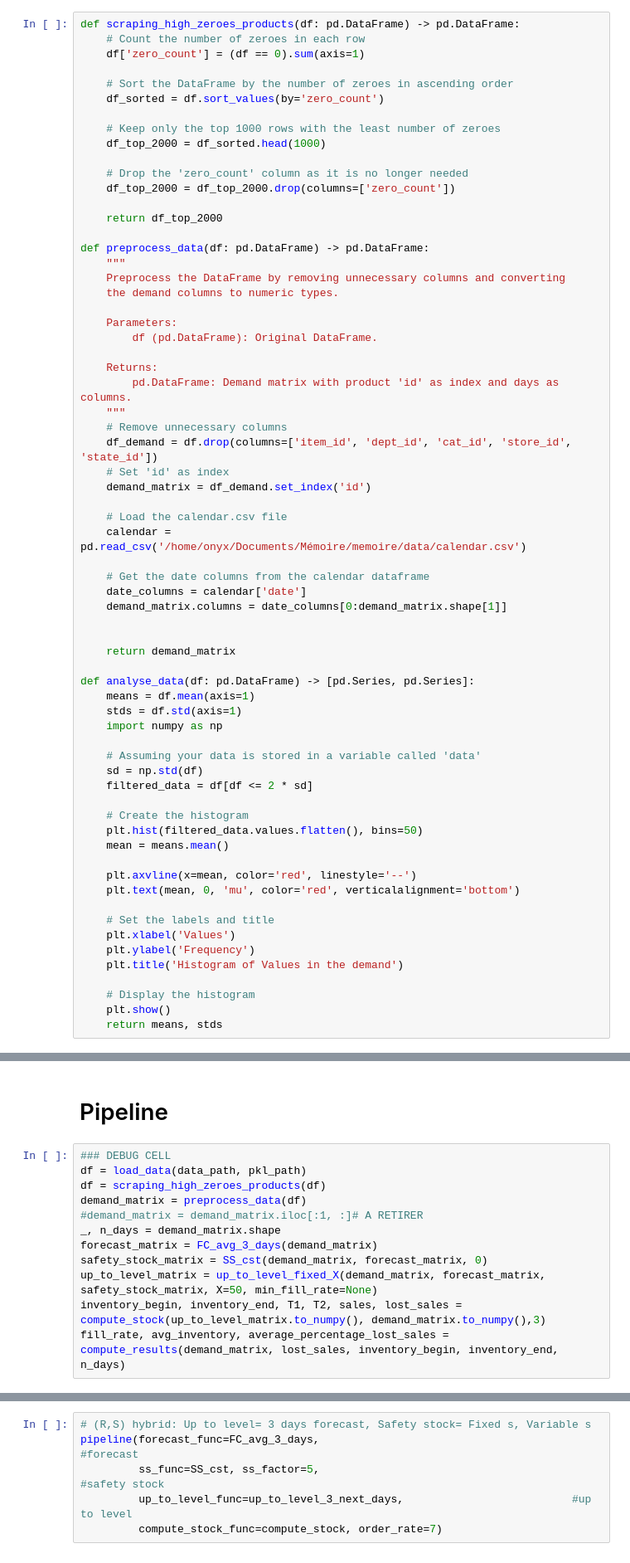
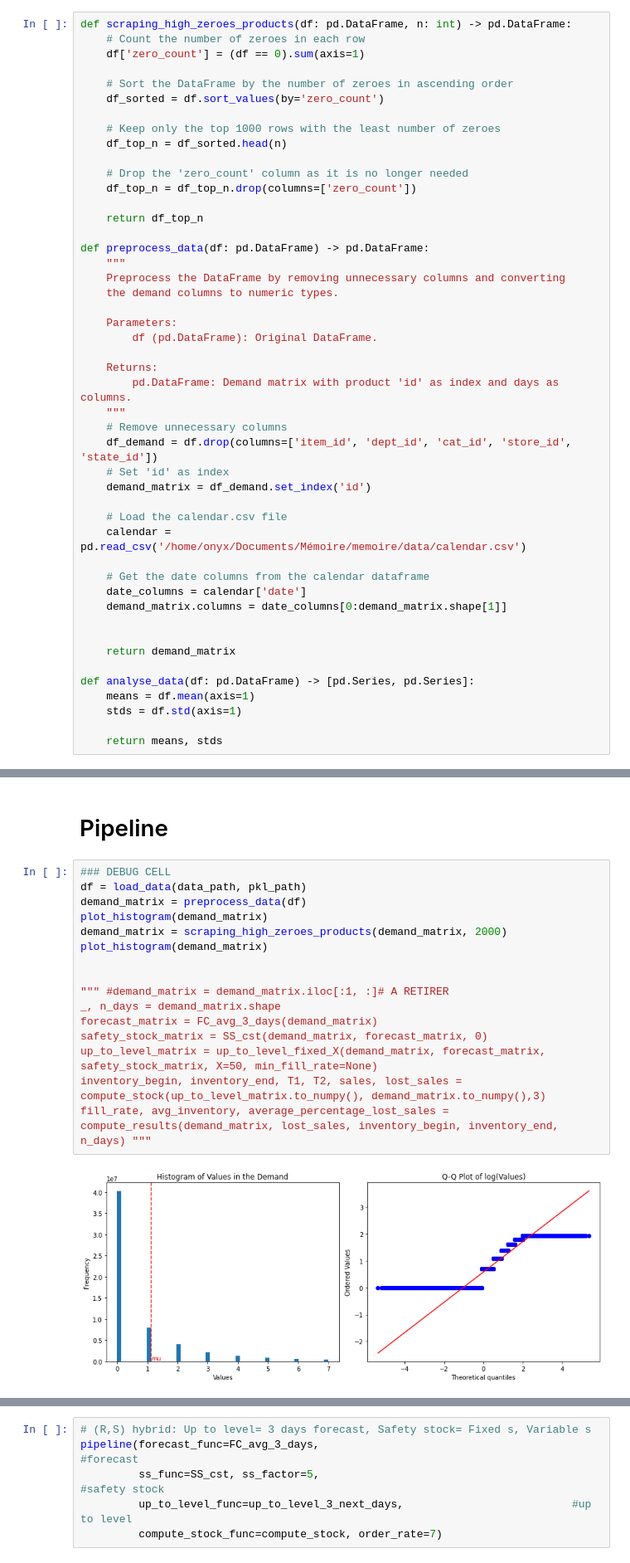
Before and after one commit to Jboistel/memoire, a Jupyter notebook: test.ipynb, the cells around one changed output, grey strips where cells are left out. Shown: that part at 83% size. Drawn from its saved outputs; the diff is of its cells as text.

Commit message:
new plots

```diff
--- a/test.ipynb
+++ b/test.ipynb
@@ -45,7 +46,7 @@ def load_data(csv_path: str, pkl_path: str) -> pd.DataFrame:
     df = pd.read_pickle(pkl_path)
     return df
 # %%
-def scraping_high_zeroes_products(df: pd.DataFrame) -> pd.DataFrame:
+def scraping_high_zeroes_products(df: pd.DataFrame, n: int) -> pd.DataFrame:
     # Count the number of zeroes in each row
     df['zero_count'] = (df == 0).sum(axis=1)
 
@@ -53,12 +54,12 @@ def scraping_high_zeroes_products(df: pd.DataFrame) -> pd.DataFrame:
     df_sorted = df.sort_values(by='zero_count')
 
     # Keep only the top 1000 rows with the least number of zeroes
-    df_top_2000 = df_sorted.head(1000)
+    df_top_n = df_sorted.head(n)
 
     # Drop the 'zero_count' column as it is no longer needed
-    df_top_2000 = df_top_2000.drop(columns=['zero_count'])
+    df_top_n = df_top_n.drop(columns=['zero_count'])
 
-    return df_top_2000
+    return df_top_n
 
 def preprocess_data(df: pd.DataFrame) -> pd.DataFrame:
     """
@@ -89,26 +90,7 @@ def preprocess_data(df: pd.DataFrame) -> pd.DataFrame:
 def analyse_data(df: pd.DataFrame) -> [pd.Series, pd.Series]:
     means = df.mean(axis=1)
     stds = df.std(axis=1)
-    import numpy as np
 
-    # Assuming your data is stored in a variable called 'data'
-    sd = np.std(df)
-    filtered_data = df[df <= 2 * sd]
-
-    # Create the histogram
-    plt.hist(filtered_data.values.flatten(), bins=50)
-    mean = means.mean()
-
-    plt.axvline(x=mean, color='red', linestyle='--')
-    plt.text(mean, 0, 'mu', color='red', verticalalignment='bottom')
-
-    # Set the labels and title
-    plt.xlabel('Values')
-    plt.ylabel('Frequency')
-    plt.title('Histogram of Values in the demand')
-
-    # Display the histogram
-    plt.show()
     return means, stds
 # %%
 """ means, stds = analyse_data(demand_matrix)
@@ -566,12 +647,18 @@ output('FC_avg_2_days', 0.95, 1500, 0.85, 'output_metrics.csv')
 # %%
 ### DEBUG CELL
 df = load_data(data_path, pkl_path)
-df = scraping_high_zeroes_products(df)
 demand_matrix = preprocess_data(df)
-#demand_matrix = demand_matrix.iloc[:1, :]# A RETIRER
+plot_histogram(demand_matrix)
+demand_matrix = scraping_high_zeroes_products(demand_matrix, 2000)
+plot_histogram(demand_matrix)
+
+
+""" #demand_matrix = demand_matrix.iloc[:1, :]# A RETIRER
 _, n_days = demand_matrix.shape
 forecast_matrix = FC_avg_3_days(demand_matrix)
 safety_stock_matrix = SS_cst(demand_matrix, forecast_matrix, 0)
 up_to_level_matrix = up_to_level_fixed_X(demand_matrix, forecast_matrix, safety_stock_matrix, X=50, min_fill_rate=None)
 inventory_begin, inventory_end, T1, T2, sales, lost_sales = compute_stock(up_to_level_matrix.to_numpy(), demand_matrix.to_numpy(),3)
-fill_rate, avg_inventory, average_percentage_lost_sales = compute_results(demand_matrix, lost_sales, inventory_begin, inventory_end, n_days)
+fill_rate, avg_inventory, average_percentage_lost_sales = compute_results(demand_matrix, lost_sales, inventory_begin, inventory_end, n_days) """
+# %% [output]
+[figure, added]
```
Also changed, not shown: parts of 18 cells of this notebook, 2 other files.
